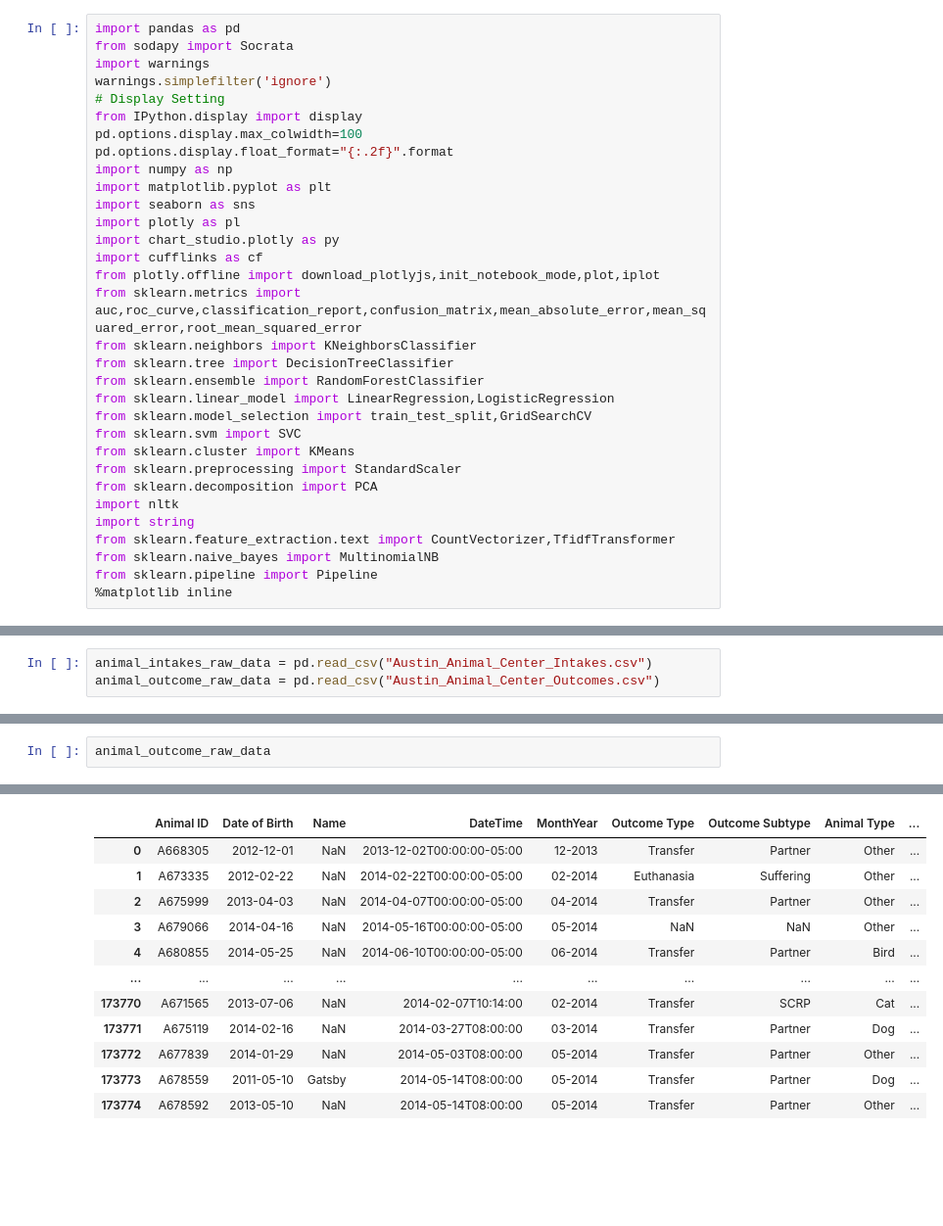
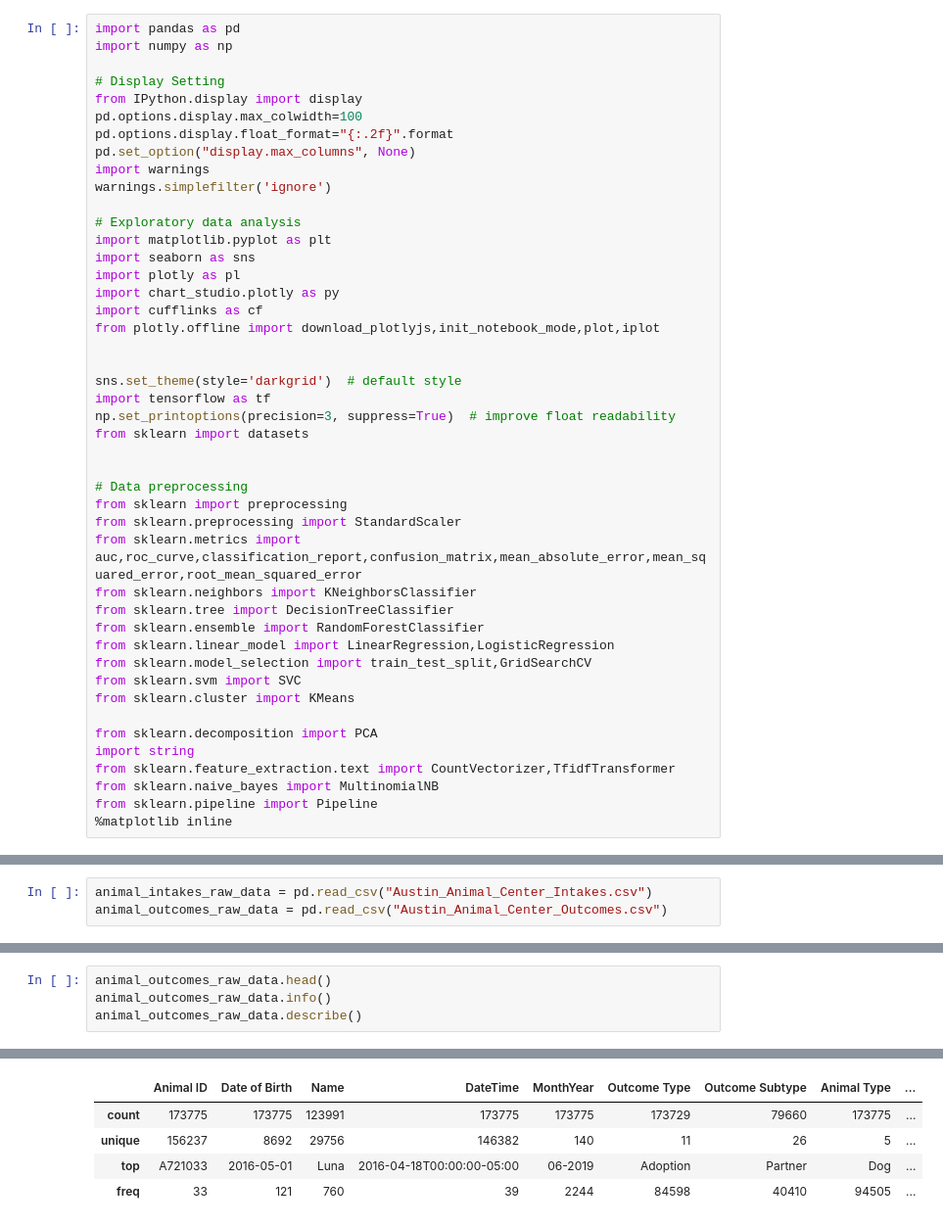
Before and after one commit to CassieShi-95/datasci-207-final-project, a Jupyter notebook: model.ipynb, the cells around one changed output, grey strips where cells are left out. Shown at 98% size. Cells and saved outputs as stored; diff of their text form; blank space fills up the shorter version.

```diff
--- a/model.ipynb
+++ b/model.ipynb
@@ -1,19 +3,33 @@
 # %%
 import pandas as pd
-from sodapy import Socrata
-import warnings
-warnings.simplefilter('ignore')
+import numpy as np
+
 # Display Setting
 from IPython.display import display
 pd.options.display.max_colwidth=100
 pd.options.display.float_format="{:.2f}".format
-import numpy as np
+pd.set_option("display.max_columns", None)
+import warnings
+warnings.simplefilter('ignore')
+
+# Exploratory data analysis
 import matplotlib.pyplot as plt
 import seaborn as sns
 import plotly as pl
 import chart_studio.plotly as py
 import cufflinks as cf
 from plotly.offline import download_plotlyjs,init_notebook_mode,plot,iplot
+
+
+sns.set_theme(style='darkgrid')  # default style
+import tensorflow as tf
+np.set_printoptions(precision=3, suppress=True)  # improve float readability
+from sklearn import datasets
+
+
+# Data preprocessing
+from sklearn import preprocessing
+from sklearn.preprocessing import StandardScaler
 from sklearn.metrics import auc,roc_curve,classification_report,confusion_matrix,mean_absolute_error,mean_squared_error,root_mean_squared_error
 from sklearn.neighbors import KNeighborsClassifier
 from sklearn.tree import DecisionTreeClassifier
@@ -22,9 +38,8 @@ from sklearn.linear_model import LinearRegression,LogisticRegression
 from sklearn.model_selection import train_test_split,GridSearchCV
 from sklearn.svm import SVC
 from sklearn.cluster import KMeans
-from sklearn.preprocessing import StandardScaler
+
 from sklearn.decomposition import PCA
-import nltk
 import string
 from sklearn.feature_extraction.text import CountVectorizer,TfidfTransformer
 from sklearn.naive_bayes import MultinomialNB
@@ -49,3 +52,3 @@ Pearson
 # %%
 animal_intakes_raw_data = pd.read_csv("Austin_Animal_Center_Intakes.csv")
-animal_outcome_raw_data = pd.read_csv("Austin_Animal_Center_Outcomes.csv")
+animal_outcomes_raw_data = pd.read_csv("Austin_Animal_Center_Outcomes.csv")
@@ -68,3 +100,5 @@ animal_intakes_raw_data
 # %%
-animal_outcome_raw_data
+animal_outcomes_raw_data.head()
+animal_outcomes_raw_data.info()
+animal_outcomes_raw_data.describe()
 # %% [output]
@@ -71,12 +124,5 @@ animal_outcome_raw_data
 |  | Animal ID | Date of Birth | Name | DateTime | MonthYear | Outcome Type | Outcome Subtype | Animal Type | ... |
-| 0 | A668305 | 2012-12-01 | NaN | 2013-12-02T00:00:00-05:00 | 12-2013 | Transfer | Partner | Other | ... |
-| 1 | A673335 | 2012-02-22 | NaN | 2014-02-22T00:00:00-05:00 | 02-2014 | Euthanasia | Suffering | Other | ... |
-| 2 | A675999 | 2013-04-03 | NaN | 2014-04-07T00:00:00-05:00 | 04-2014 | Transfer | Partner | Other | ... |
-| 3 | A679066 | 2014-04-16 | NaN | 2014-05-16T00:00:00-05:00 | 05-2014 | NaN | NaN | Other | ... |
-| 4 | A680855 | 2014-05-25 | NaN | 2014-06-10T00:00:00-05:00 | 06-2014 | Transfer | Partner | Bird | ... |
-| ... | ... | ... | ... | ... | ... | ... | ... | ... | ... |
-| 173770 | A671565 | 2013-07-06 | NaN | 2014-02-07T10:14:00 | 02-2014 | Transfer | SCRP | Cat | ... |
-| 173771 | A675119 | 2014-02-16 | NaN | 2014-03-27T08:00:00 | 03-2014 | Transfer | Partner | Dog | ... |
-| 173772 | A677839 | 2014-01-29 | NaN | 2014-05-03T08:00:00 | 05-2014 | Transfer | Partner | Other | ... |
-| 173773 | A678559 | 2011-05-10 | Gatsby | 2014-05-14T08:00:00 | 05-2014 | Transfer | Partner | Dog | ... |
-| 173774 | A678592 | 2013-05-10 | NaN | 2014-05-14T08:00:00 | 05-2014 | Transfer | Partner | Other | ... |
+| count | 173775 | 173775 | 123991 | 173775 | 173775 | 173729 | 79660 | 173775 | ... |
+| unique | 156237 | 8692 | 29756 | 146382 | 140 | 11 | 26 | 5 | ... |
+| top | A721033 | 2016-05-01 | Luna | 2016-04-18T00:00:00-05:00 | 06-2019 | Adoption | Partner | Dog | ... |
+| freq | 33 | 121 | 760 | 39 | 2244 | 84598 | 40410 | 94505 | ... |
```
Also changed, not shown: parts of 24 cells of this notebook.
